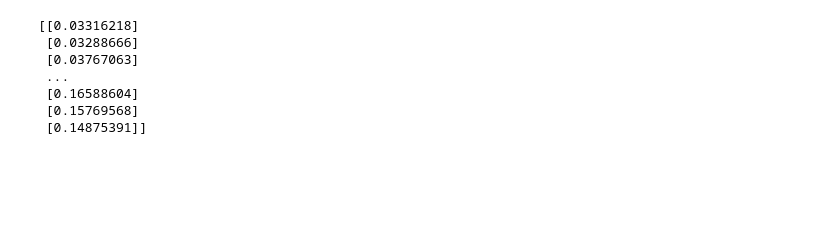
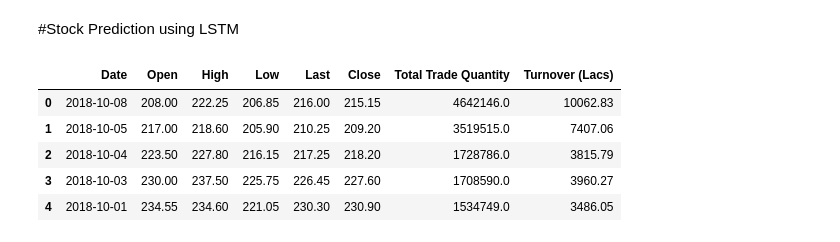
Before and after one commit to Kawarjeet/Stock-Price-Prediction, a Jupyter notebook: stock_data_prediction.ipynb, the cells around one changed output. Drawn from its saved outputs; the diff is of its cells as text; code cells hidden in the pictures; blank space fills up the shorter version.

```diff
--- a/stock_data_prediction.ipynb
+++ b/stock_data_prediction.ipynb
@@ -40,10 +2,0 @@ df1 = scaler.fit_transform(np.array(df1).reshape(-1,1))
-# %%
-print(df1)
-# %% [output]
-[[0.03316218]
- [0.03288666]
- [0.03767063]
- ...
- [0.16588604]
- [0.15769568]
- [0.14875391]]
@@ -52,0 +3,2 @@ training_data, test_data= train_test_split(df1, test_size=0.35, random_state=42)
+# %% [markdown]
+#Stock Prediction using LSTM
@@ -52,0 +15,10 @@ training_data, test_data= train_test_split(df1, test_size=0.35, random_state=42)
+# %%
+df=pd.read_csv("NSE-TATA.csv")
+df.head()
+# %% [output]
+|  | Date | Open | High | Low | Last | Close | Total Trade Quantity | Turnover (Lacs) |
+| 0 | 2018-10-08 | 208.00 | 222.25 | 206.85 | 216.00 | 215.15 | 4642146.0 | 10062.83 |
+| 1 | 2018-10-05 | 217.00 | 218.60 | 205.90 | 210.25 | 209.20 | 3519515.0 | 7407.06 |
+| 2 | 2018-10-04 | 223.50 | 227.80 | 216.15 | 217.25 | 218.20 | 1728786.0 | 3815.79 |
+| 3 | 2018-10-03 | 230.00 | 237.50 | 225.75 | 226.45 | 227.60 | 1708590.0 | 3960.27 |
+| 4 | 2018-10-01 | 234.55 | 234.60 | 221.05 | 230.30 | 230.90 | 1534749.0 | 3486.05 |
```
Also changed, not shown: parts of 20 cells of this notebook.
